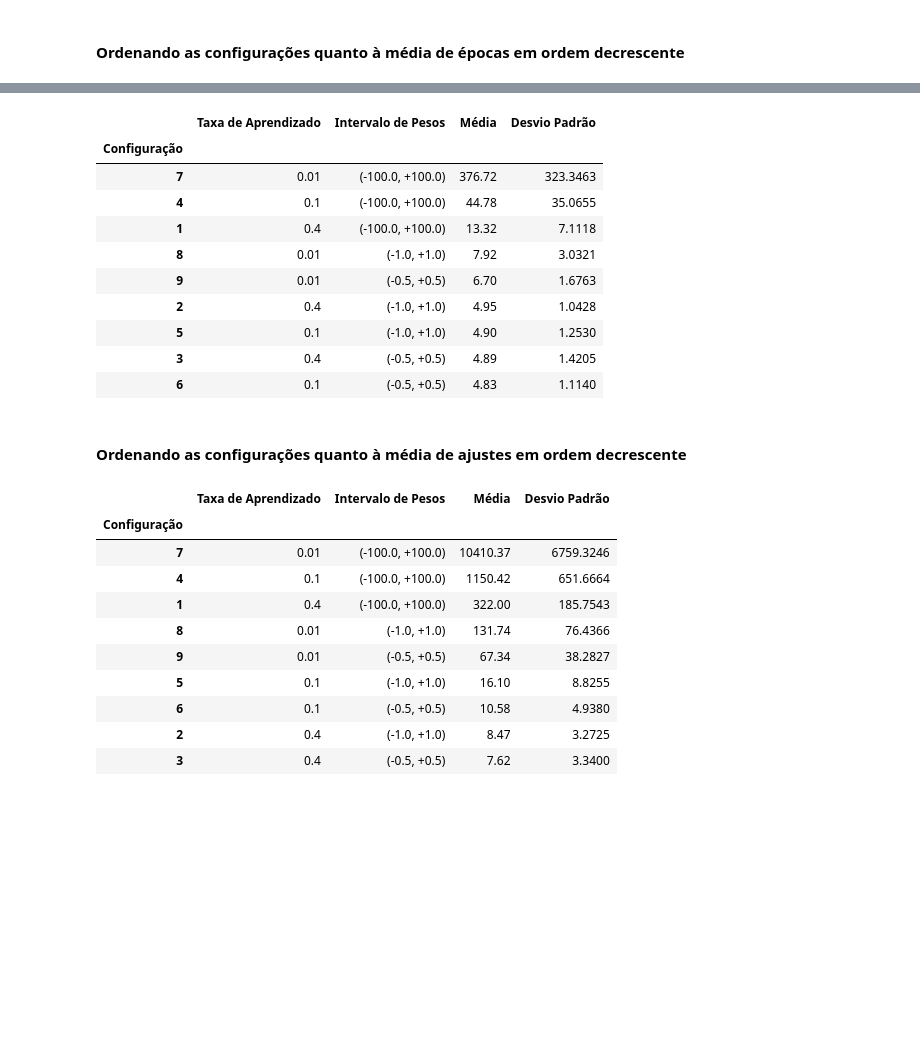
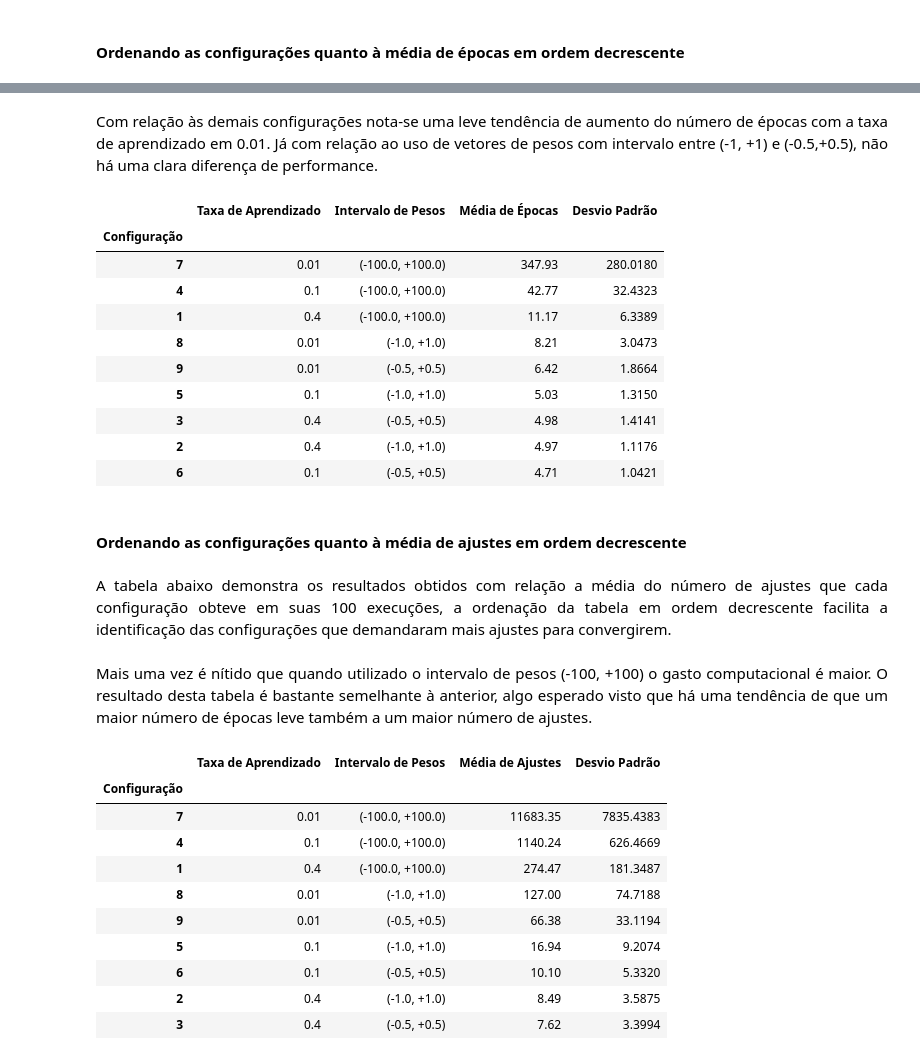
Before and after one commit to userddssilva/Perceptron-PP2-RNA2020.1, a Jupyter notebook: notebooks/Parte 2.ipynb, the cells around one changed output, grey strips where cells are left out. Drawn from its saved outputs; the diff is of its cells as text; code cells hidden in the pictures; blank space fills up the shorter version.

Commit message:
resultados e discussões

```diff
--- a/notebooks/Parte 2.ipynb
+++ b/notebooks/Parte 2.ipynb
@@ -168,9 +170,10 @@ for i in range(1, 101, 1):
     epochs = np.append(epochs, number_epochs)
     adjustments = np.append(adjustments, number_adjustments)
 
-
+c2e = epochs
+c2a = adjustments
 c2em = np.round(np.mean(epochs), 4)
-c2sd = np.round(np.std(epochs), 4)
+c2esd = np.round(np.std(epochs), 4)
 c2am = np.round(np.mean(adjustments), 4)
 c2asd = np.round(np.std(adjustments), 4)
 
@@ -912,31 +979,40 @@ plt.show()
+# %% [markdown]
+<div style="text-align: justify">Com relação às demais configurações nota-se uma leve tendência de aumento do número de épocas com a taxa de aprendizado em 0.01. Já com relação ao uso de vetores de pesos com intervalo entre (-1, +1) e (-0.5,+0.5), não há uma clara diferença de performance.
+</div>
 # %%
 import pandas as pd
 
 epochs_table = {'Configuração' :['1','2','3','4','5','6','7','8','9'],
                 'Taxa de Aprendizado': ['0.4', '0.4', '0.4', '0.1', '0.1', '0.1', '0.01', '0.01', '0.01'],
                 'Intervalo de Pesos':['(-100.0, +100.0)', '(-1.0, +1.0)', '(-0.5, +0.5)',
                                       '(-100.0, +100.0)', '(-1.0, +1.0)', '(-0.5, +0.5)',
                                       '(-100.0, +100.0)', '(-1.0, +1.0)', '(-0.5, +0.5)',],
-                'Média': [c1em, c2em, c3em, c4em, c5em, c6em, c7em, c8em, c9em],
+                'Média de Épocas': [c1em, c2em, c3em, c4em, c5em, c6em, c7em, c8em, c9em],
                 'Desvio Padrão': [c1esd, c2esd, c3esd, c4esd, c5esd, c6esd, c7esd, c8esd, c9esd]}
 
 epochs_table = pd.DataFrame(epochs_table)
 epochs_table.set_index('Configuração', inplace=True)
-epochs_table.sort_values(by='Média', ascending=False)
+epochs_table.sort_values(by='Média de Épocas', ascending=False)
 # %% [output]
-|  | Taxa de Aprendizado | Intervalo de Pesos | Média | Desvio Padrão |
+|  | Taxa de Aprendizado | Intervalo de Pesos | Média de Épocas | Desvio Padrão |
 | Configuração |  |  |  |  |
-| 7 | 0.01 | (-100.0, +100.0) | 376.72 | 323.3463 |
-| 4 | 0.1 | (-100.0, +100.0) | 44.78 | 35.0655 |
-| 1 | 0.4 | (-100.0, +100.0) | 13.32 | 7.1118 |
-| 8 | 0.01 | (-1.0, +1.0) | 7.92 | 3.0321 |
-| 9 | 0.01 | (-0.5, +0.5) | 6.70 | 1.6763 |
-| 2 | 0.4 | (-1.0, +1.0) | 4.95 | 1.0428 |
-| 5 | 0.1 | (-1.0, +1.0) | 4.90 | 1.2530 |
-| 3 | 0.4 | (-0.5, +0.5) | 4.89 | 1.4205 |
-| 6 | 0.1 | (-0.5, +0.5) | 4.83 | 1.1140 |
+| 7 | 0.01 | (-100.0, +100.0) | 347.93 | 280.0180 |
+| 4 | 0.1 | (-100.0, +100.0) | 42.77 | 32.4323 |
+| 1 | 0.4 | (-100.0, +100.0) | 11.17 | 6.3389 |
+| 8 | 0.01 | (-1.0, +1.0) | 8.21 | 3.0473 |
+| 9 | 0.01 | (-0.5, +0.5) | 6.42 | 1.8664 |
+| 5 | 0.1 | (-1.0, +1.0) | 5.03 | 1.3150 |
+| 3 | 0.4 | (-0.5, +0.5) | 4.98 | 1.4141 |
+| 2 | 0.4 | (-1.0, +1.0) | 4.97 | 1.1176 |
+| 6 | 0.1 | (-0.5, +0.5) | 4.71 | 1.0421 |
 # %% [markdown]
 #### Ordenando as configurações quanto à média de ajustes em ordem decrescente
+# %% [markdown]
+<div style="text-align: justify">A tabela abaixo demonstra os resultados obtidos com relação a média do número de ajustes que cada configuração obteve em suas 100 execuções, a ordenação da tabela em ordem decrescente facilita a identificação das configurações que demandaram mais ajustes para convergirem.
+</div>
+# %% [markdown]
+<div style="text-align: justify">Mais uma vez é nítido que quando utilizado o intervalo de pesos (-100, +100) o gasto computacional é maior. O resultado desta tabela é bastante semelhante à anterior, algo esperado visto que há uma tendência de que um maior número de épocas leve também a um maior número de ajustes.
+</div>
 # %%
 import pandas as pd
 
@@ -945,21 +1021,21 @@ adjusts_table = {'Configuração' :['1','2','3','4','5','6','7','8','9'],
                 'Intervalo de Pesos':['(-100.0, +100.0)', '(-1.0, +1.0)', '(-0.5, +0.5)',
                                       '(-100.0, +100.0)', '(-1.0, +1.0)', '(-0.5, +0.5)',
                                       '(-100.0, +100.0)', '(-1.0, +1.0)', '(-0.5, +0.5)',],
-                'Média': [c1am, c2am, c3am, c4am, c5am, c6am, c7am, c8am, c9am],
+                'Média de Ajustes': [c1am, c2am, c3am, c4am, c5am, c6am, c7am, c8am, c9am],
                 'Desvio Padrão': [c1asd, c2asd, c3asd, c4asd, c5asd, c6asd, c7asd, c8asd, c9asd]}
 
 adjusts_table = pd.DataFrame(adjusts_table)
 adjusts_table.set_index('Configuração', inplace=True)
-adjusts_table.sort_values(by='Média', ascending=False)
+adjusts_table.sort_values(by='Média de Ajustes', ascending=False)
 # %% [output]
-|  | Taxa de Aprendizado | Intervalo de Pesos | Média | Desvio Padrão |
+|  | Taxa de Aprendizado | Intervalo de Pesos | Média de Ajustes | Desvio Padrão |
 | Configuração |  |  |  |  |
-| 7 | 0.01 | (-100.0, +100.0) | 10410.37 | 6759.3246 |
-| 4 | 0.1 | (-100.0, +100.0) | 1150.42 | 651.6664 |
-| 1 | 0.4 | (-100.0, +100.0) | 322.00 | 185.7543 |
-| 8 | 0.01 | (-1.0, +1.0) | 131.74 | 76.4366 |
-| 9 | 0.01 | (-0.5, +0.5) | 67.34 | 38.2827 |
-| 5 | 0.1 | (-1.0, +1.0) | 16.10 | 8.8255 |
-| 6 | 0.1 | (-0.5, +0.5) | 10.58 | 4.9380 |
-| 2 | 0.4 | (-1.0, +1.0) | 8.47 | 3.2725 |
-| 3 | 0.4 | (-0.5, +0.5) | 7.62 | 3.3400 |
+| 7 | 0.01 | (-100.0, +100.0) | 11683.35 | 7835.4383 |
+| 4 | 0.1 | (-100.0, +100.0) | 1140.24 | 626.4669 |
+| 1 | 0.4 | (-100.0, +100.0) | 274.47 | 181.3487 |
+| 8 | 0.01 | (-1.0, +1.0) | 127.00 | 74.7188 |
+| 9 | 0.01 | (-0.5, +0.5) | 66.38 | 33.1194 |
+| 5 | 0.1 | (-1.0, +1.0) | 16.94 | 9.2074 |
+| 6 | 0.1 | (-0.5, +0.5) | 10.10 | 5.3320 |
+| 2 | 0.4 | (-1.0, +1.0) | 8.49 | 3.5875 |
+| 3 | 0.4 | (-0.5, +0.5) | 7.62 | 3.3994 |
```
Also changed, not shown: parts of 48 cells of this notebook.
